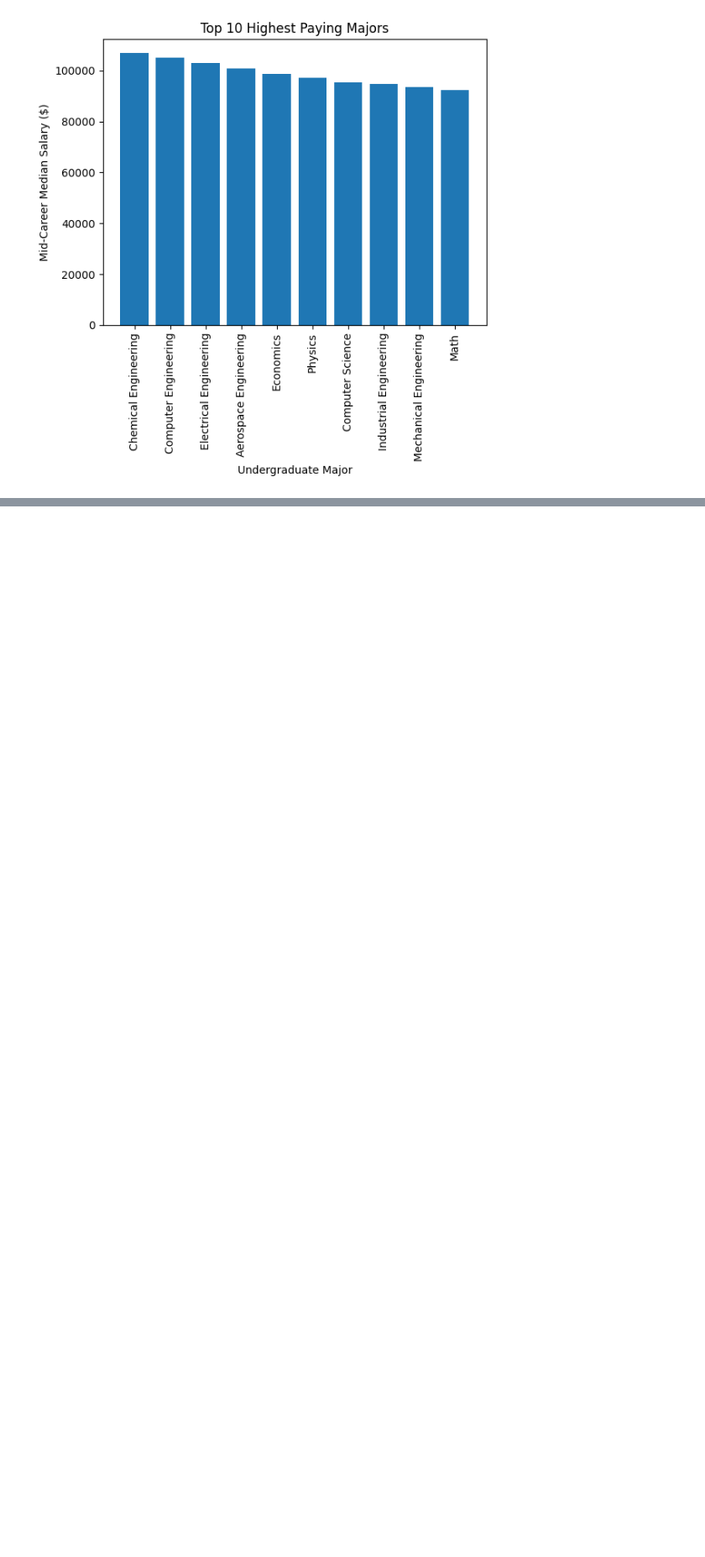
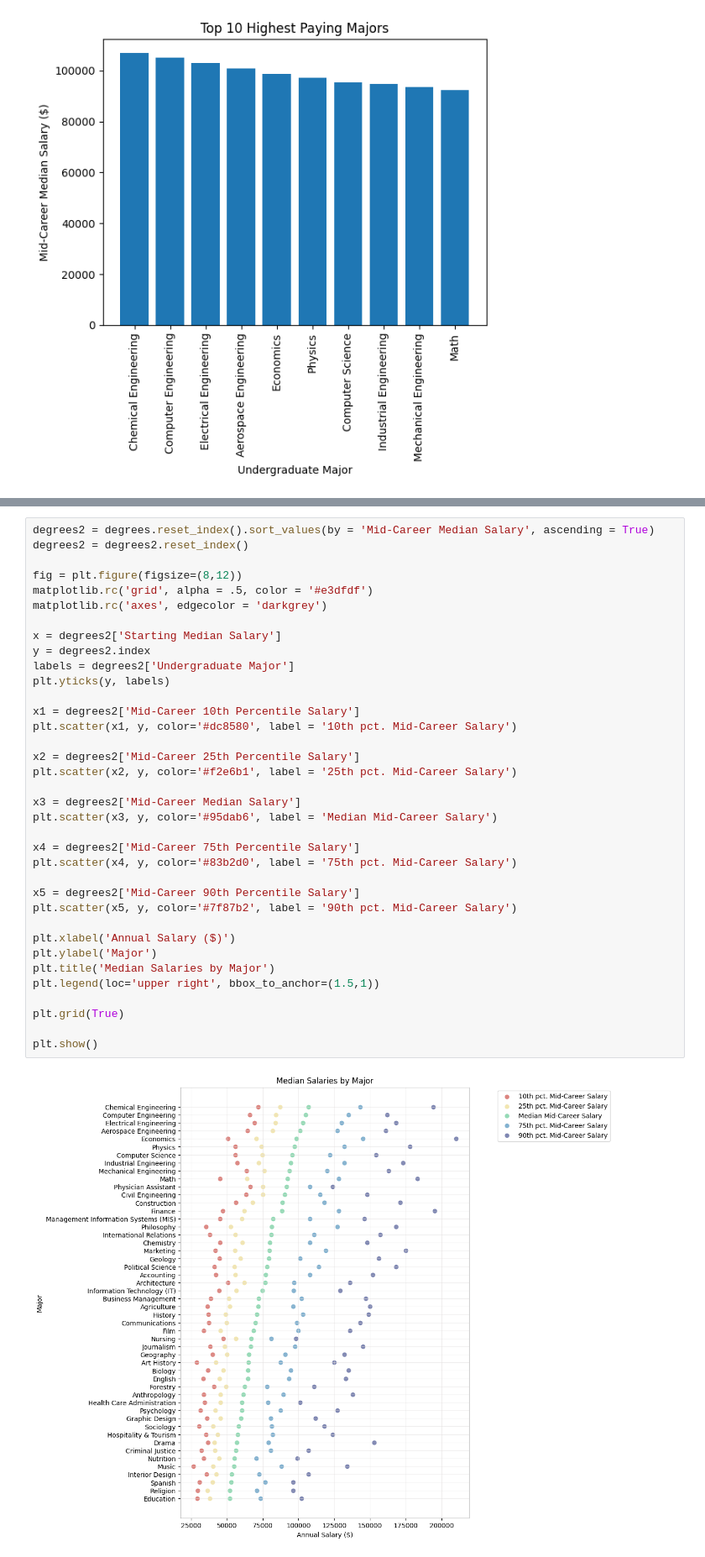
Before and after one commit to ashleyalee/DH140-Final, a Jupyter notebook: dh-140-final-AL.ipynb, the cells around one changed output, grey strips where cells are left out. Shown at 84% size. Drawn from its saved outputs; the diff is of its cells as text; blank space fills up the shorter version.

```diff
--- a/dh-140-final-AL.ipynb
+++ b/dh-140-final-AL.ipynb
@@ -343,0 +328,38 @@ plt.show()
+# %%
+degrees2 = degrees.reset_index().sort_values(by = 'Mid-Career Median Salary', ascending = True)
+degrees2 = degrees2.reset_index()
+
+fig = plt.figure(figsize=(8,12))
+matplotlib.rc('grid', alpha = .5, color = '#e3dfdf')
+matplotlib.rc('axes', edgecolor = 'darkgrey')
+
+x = degrees2['Starting Median Salary']
+y = degrees2.index
+labels = degrees2['Undergraduate Major']
+plt.yticks(y, labels)
+
+x1 = degrees2['Mid-Career 10th Percentile Salary']
+plt.scatter(x1, y, color='#dc8580', label = '10th pct. Mid-Career Salary')
+
+x2 = degrees2['Mid-Career 25th Percentile Salary']
+plt.scatter(x2, y, color='#f2e6b1', label = '25th pct. Mid-Career Salary')
+
+x3 = degrees2['Mid-Career Median Salary']
+plt.scatter(x3, y, color='#95dab6', label = 'Median Mid-Career Salary')
+
+x4 = degrees2['Mid-Career 75th Percentile Salary']
+plt.scatter(x4, y, color='#83b2d0', label = '75th pct. Mid-Career Salary')
+
+x5 = degrees2['Mid-Career 90th Percentile Salary']
+plt.scatter(x5, y, color='#7f87b2', label = '90th pct. Mid-Career Salary')
+
+plt.xlabel('Annual Salary ($)')
+plt.ylabel('Major')
+plt.title('Median Salaries by Major')
+plt.legend(loc='upper right', bbox_to_anchor=(1.5,1))
+
+plt.grid(True)
+
+plt.show()
+# %% [output]
+[figure, added]
```
Also changed, not shown: parts of 42 cells of this notebook.
